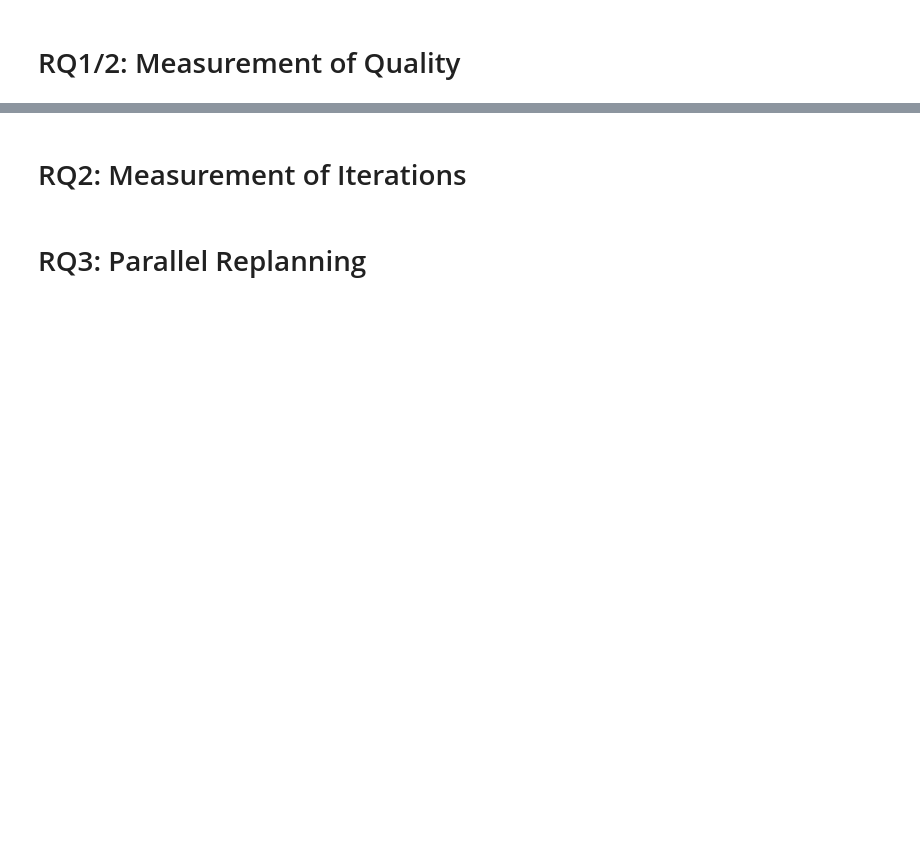
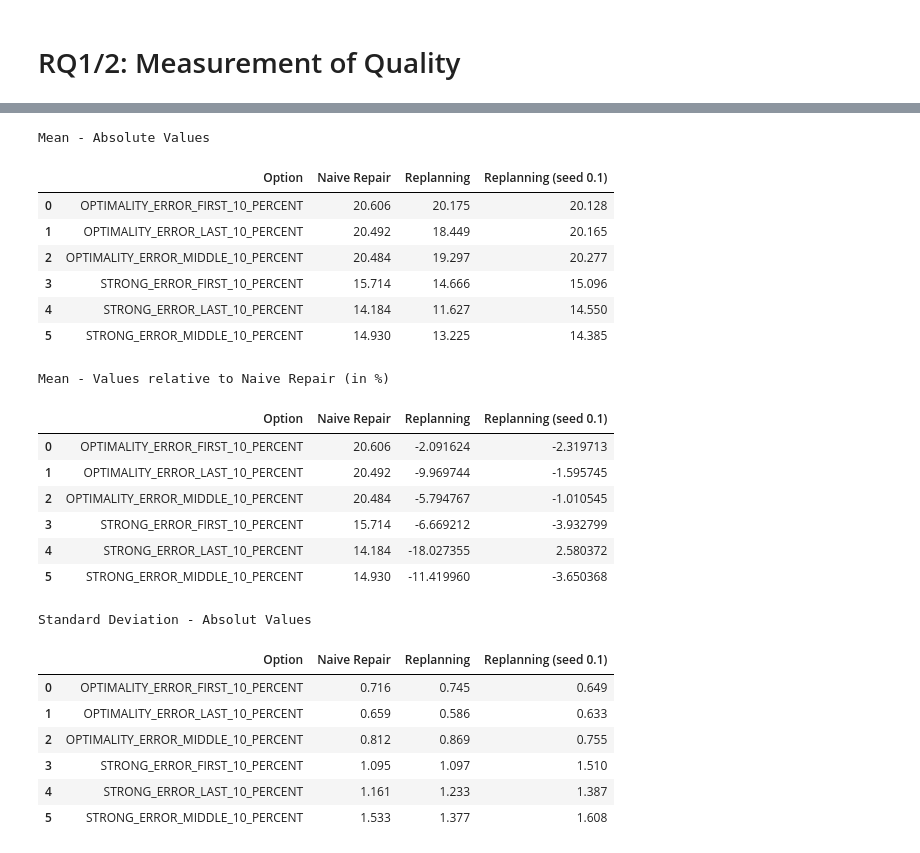
Before and after one commit to martineisenberg/momot-reactive, a Jupyter notebook: evaluation/data_processing.ipynb, the cells around one changed output, grey strips where cells are left out. Saved outputs shown, nothing was run; the diff lists cells and outputs as text; code cells hidden in the pictures; blank space fills up the shorter version.

```diff
--- a/evaluation/data_processing.ipynb
+++ b/evaluation/data_processing.ipynb
@@ -83,15 +86,19 @@ Standard Deviation - Absolut Values
 files = os.listdir(os.path.join('.', 'iterations'))
 mean = pd.DataFrame(columns = ["Option", "Naive Repair", "Replanning", "Replanning (seed 0.1)"])
 std = pd.DataFrame(columns = ["Option", "Naive Repair", "Replanning", "Replanning (seed 0.1)"])
+mean_improvement = pd.DataFrame(columns = ["Option", "Naive Repair", "Replanning", "Replanning (seed 0.1)"])
+
 for f in files:
     if f.endswith("csv"):
         df = pd.read_csv(os.path.join('.', 'iterations', f))
         mean_row = {}
         std_row = {}
+        mean_impr_row= {}
         for name, group in df.groupby(by='variant'):
             #print(f"\tVariant: {name}")
             #print(f"\t\tFinal objective (mean): {group['final_objective_value'].mean():.3f} ({group['final_objective_value'].std():.3f})\n")
             if(name == "NSGAII_NaivePlanningStrategy_2"):
+                mean_row["Naive Repair"] = round(group['final_objective_value'].mean(), 3)
                 mean_row["Naive Repair"] = round(group['final_objective_value'].mean(), 3)
                 std_row["Naive Repair"] = round(group['final_objective_value'].std(), 3)
             elif(name == "NSGAII_EvaluationReplanningStrategy-10000_1"):
@@ -99,34 +106,55 @@ for f in files:
                 std_row["Replanning"] = round(group['final_objective_value'].std(), 3)
             elif(name == "NSGAII_EvaluationReplanningStrategy-10000reusePortion=0.2_withReinit_0"):
                 mean_row["Replanning (seed 0.1)"] = round(group['final_objective_value'].mean(), 3)
                 std_row["Replanning (seed 0.1)"] = round(group['final_objective_value'].std(), 3)
 
         #print(f)
        # print(mean_row)
         mean_row["Option"] = f.split("@")[1].split(".")[0]
         mean = mean.append(mean_row, ignore_index = True)
         std_row["Option"] = f.split("@")[1].split(".")[0]
         std = std.append(std_row, ignore_index = True)
             # todo: median
             # todo: variance
 print("Mean - Absolute Values")
 display(mean)
 
 mean["Replanning"] = (mean["Replanning"] - mean["Naive Repair"]) / mean["Naive Repair"] * 100
 mean.round({'Replanning': 1})
 mean["Replanning (seed 0.1)"] = (mean["Replanning (seed 0.1)"] - mean["Naive Repair"])/ mean["Naive Repair"] * 100
 mean.round(3)
 print("Mean - Values relative to Naive Repair (in %)")
 display(mean)
 
 print("Standard Deviation - Absolut Values")
 display(std)
 #print(std)
 # todo: create table for each rq
 # todo: create plot for each rq
 
 # todo: in den CSVs: naive Planning -> naive Repair
+# %% [output]
+Mean - Absolute Values
+|  | Option | Naive Repair | Replanning | Replanning (seed 0.1) |
+| 0 | OPTIMALITY_ERROR_FIRST_10_PERCENT | 20.606 | 20.175 | 20.128 |
+| 1 | OPTIMALITY_ERROR_LAST_10_PERCENT | 20.492 | 18.449 | 20.165 |
+| 2 | OPTIMALITY_ERROR_MIDDLE_10_PERCENT | 20.484 | 19.297 | 20.277 |
+| 3 | STRONG_ERROR_FIRST_10_PERCENT | 15.714 | 14.666 | 15.096 |
+| 4 | STRONG_ERROR_LAST_10_PERCENT | 14.184 | 11.627 | 14.550 |
+| 5 | STRONG_ERROR_MIDDLE_10_PERCENT | 14.930 | 13.225 | 14.385 |
+Mean - Values relative to Naive Repair (in %)
+|  | Option | Naive Repair | Replanning | Replanning (seed 0.1) |
+| 0 | OPTIMALITY_ERROR_FIRST_10_PERCENT | 20.606 | -2.091624 | -2.319713 |
+| 1 | OPTIMALITY_ERROR_LAST_10_PERCENT | 20.492 | -9.969744 | -1.595745 |
+| 2 | OPTIMALITY_ERROR_MIDDLE_10_PERCENT | 20.484 | -5.794767 | -1.010545 |
+| 3 | STRONG_ERROR_FIRST_10_PERCENT | 15.714 | -6.669212 | -3.932799 |
+| 4 | STRONG_ERROR_LAST_10_PERCENT | 14.184 | -18.027355 | 2.580372 |
+| 5 | STRONG_ERROR_MIDDLE_10_PERCENT | 14.930 | -11.419960 | -3.650368 |
+Standard Deviation - Absolut Values
+|  | Option | Naive Repair | Replanning | Replanning (seed 0.1) |
+| 0 | OPTIMALITY_ERROR_FIRST_10_PERCENT | 0.716 | 0.745 | 0.649 |
+| 1 | OPTIMALITY_ERROR_LAST_10_PERCENT | 0.659 | 0.586 | 0.633 |
+| 2 | OPTIMALITY_ERROR_MIDDLE_10_PERCENT | 0.812 | 0.869 | 0.755 |
+| 3 | STRONG_ERROR_FIRST_10_PERCENT | 1.095 | 1.097 | 1.510 |
+| 4 | STRONG_ERROR_LAST_10_PERCENT | 1.161 | 1.233 | 1.387 |
+| 5 | STRONG_ERROR_MIDDLE_10_PERCENT | 1.533 | 1.377 | 1.608 |
-# %% [markdown]
-# RQ2: Measurement of Iterations
-# %% [markdown]
-# RQ3: Parallel Replanning
```
Also changed, not shown: parts of 6 cells of this notebook, 53 other files.
